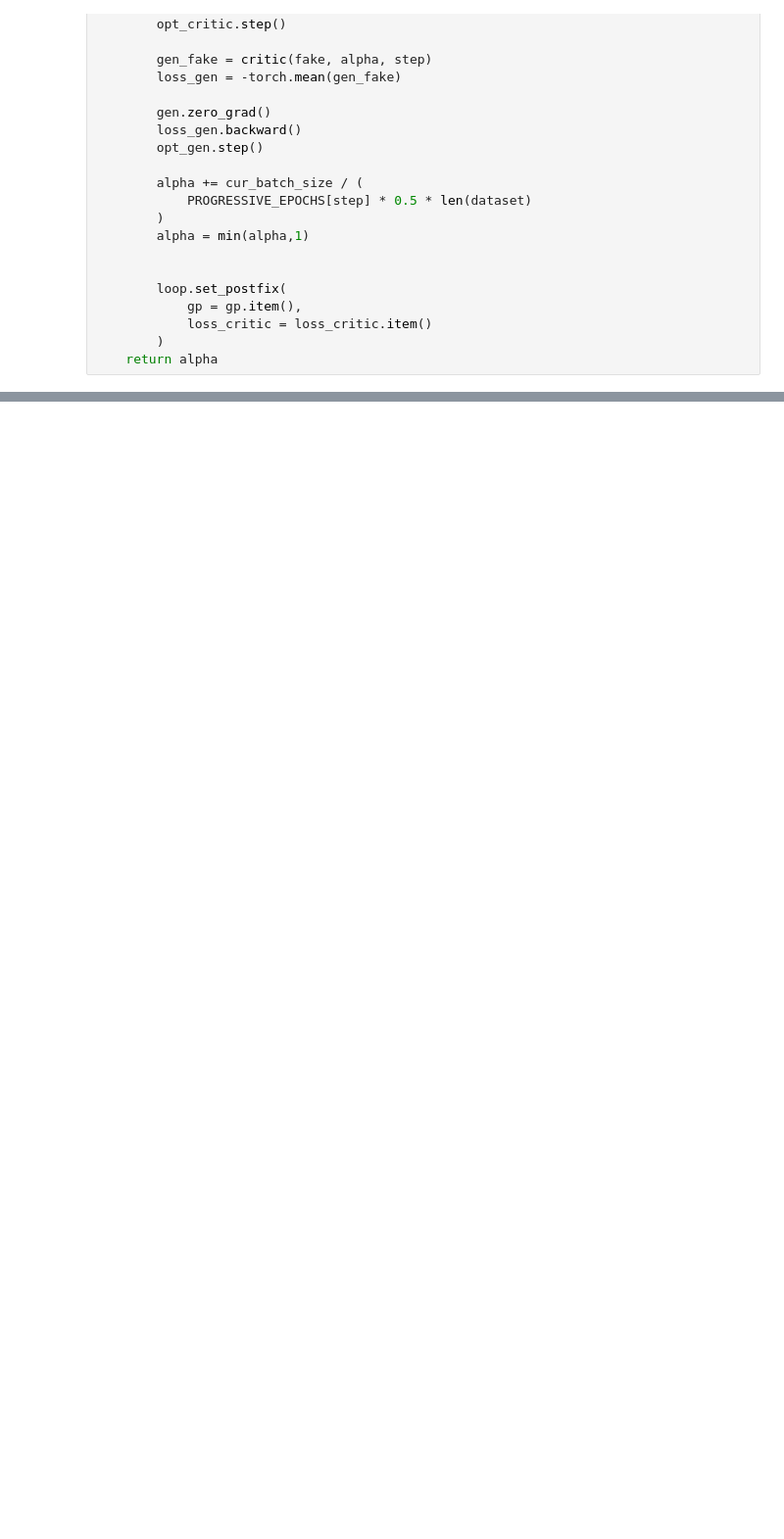
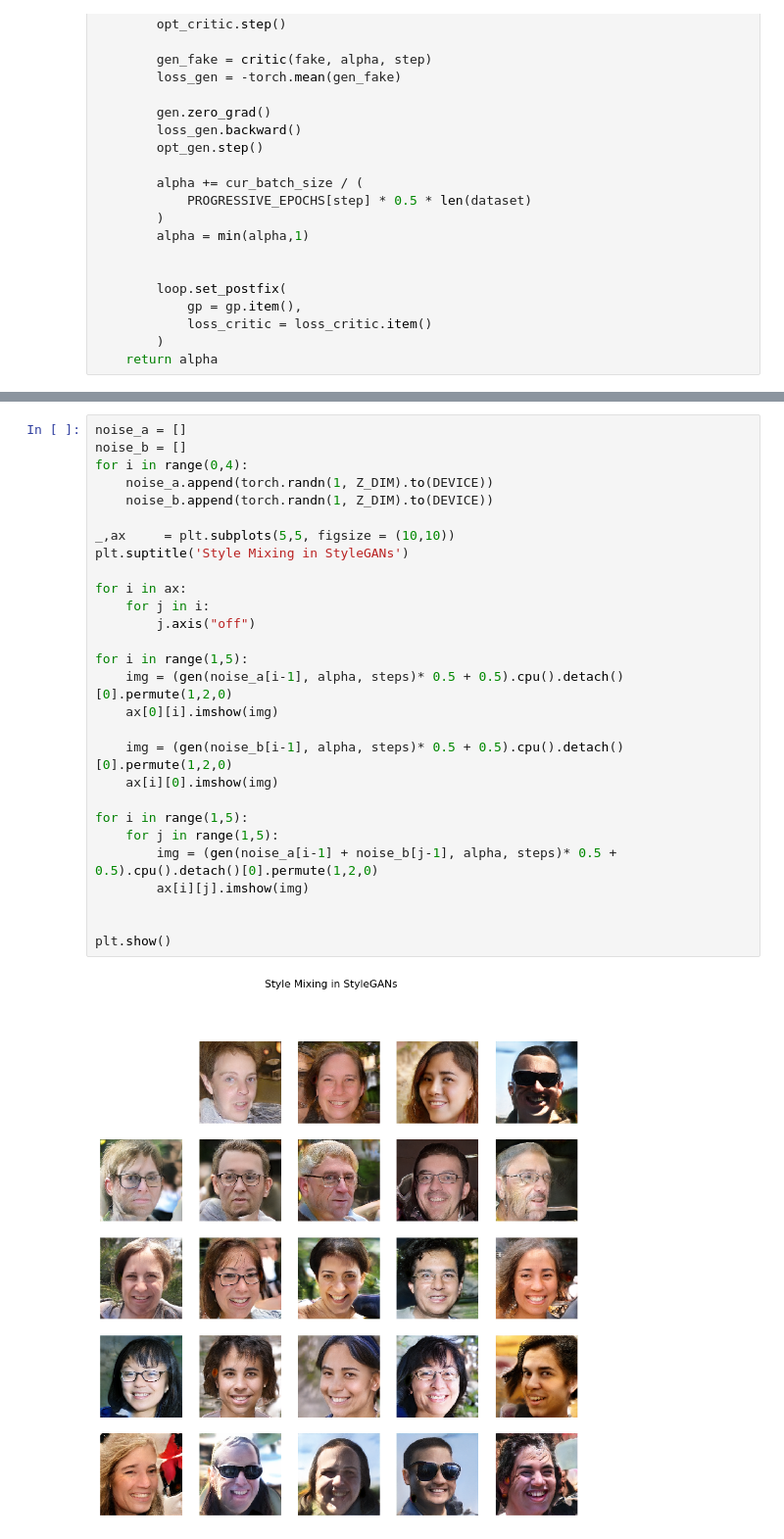
Before and after one commit to Aa20475/StyleGAN, a Jupyter notebook: Main.ipynb, the cells around one changed output, grey strips where cells are left out. Shown at 98% size. Cells and saved outputs as stored; diff of their text form; blank space fills up the shorter version.

```diff
--- a/Main.ipynb
+++ b/Main.ipynb
@@ -509,0 +564,30 @@ Epoch [15/ 30
+# %%
+noise_a = []
+noise_b = []
+for i in range(0,4):
+    noise_a.append(torch.randn(1, Z_DIM).to(DEVICE))
+    noise_b.append(torch.randn(1, Z_DIM).to(DEVICE))
+
+_,ax     = plt.subplots(5,5, figsize = (10,10))
+plt.suptitle('Style Mixing in StyleGANs')
+
+for i in ax:
+    for j in i:
+        j.axis("off")
+
+for i in range(1,5):
+    img = (gen(noise_a[i-1], alpha, steps)* 0.5 + 0.5).cpu().detach()[0].permute(1,2,0)
+    ax[0][i].imshow(img)
+
+    img = (gen(noise_b[i-1], alpha, steps)* 0.5 + 0.5).cpu().detach()[0].permute(1,2,0)
+    ax[i][0].imshow(img)
+
+for i in range(1,5):
+    for j in range(1,5):
+        img = (gen(noise_a[i-1] + noise_b[j-1], alpha, steps)* 0.5 + 0.5).cpu().detach()[0].permute(1,2,0)
+        ax[i][j].imshow(img)
+
+
+plt.show()
+# %% [output]
+[figure, added]
```
Also changed, not shown: parts of 19 cells of this notebook, 27 other files.
